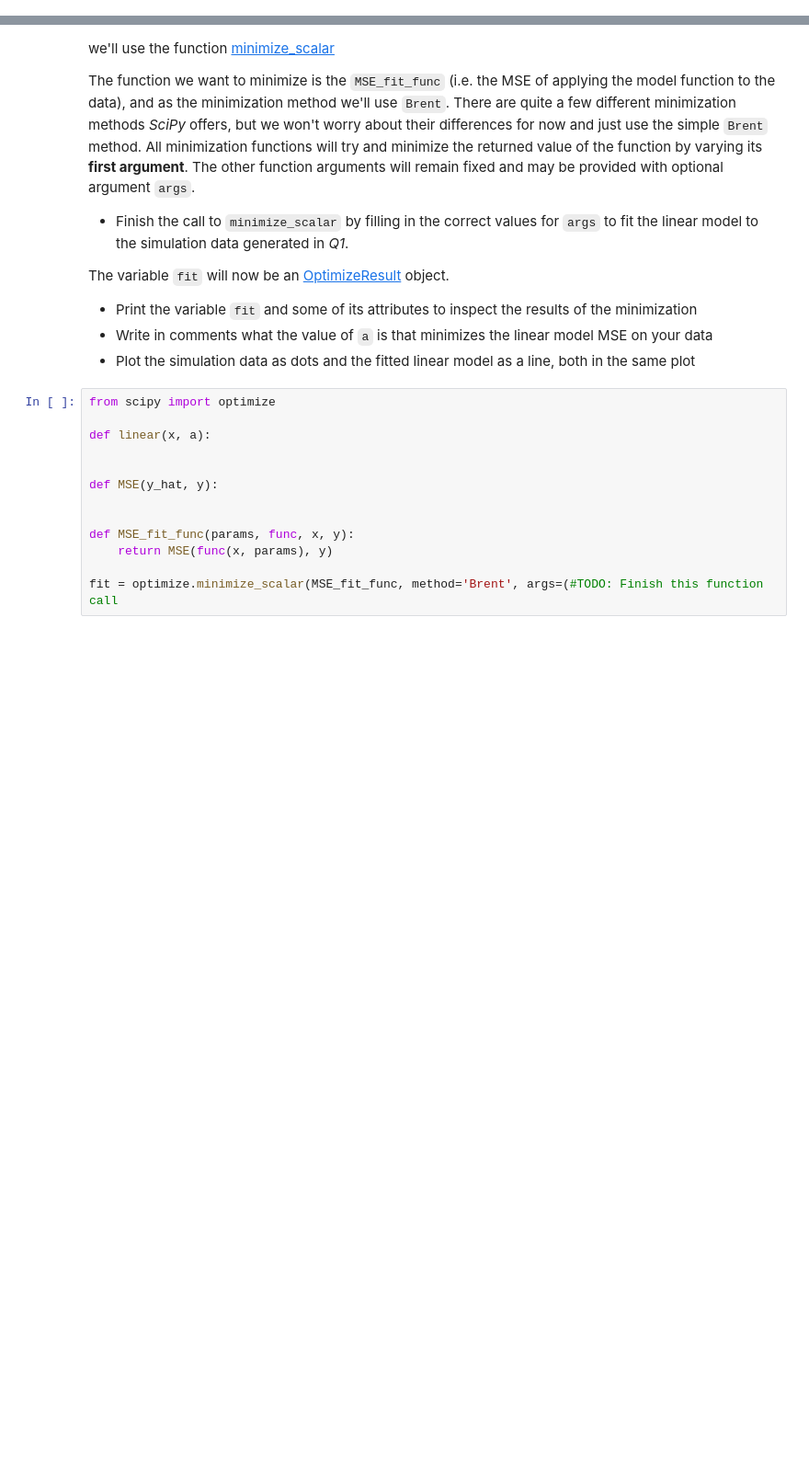
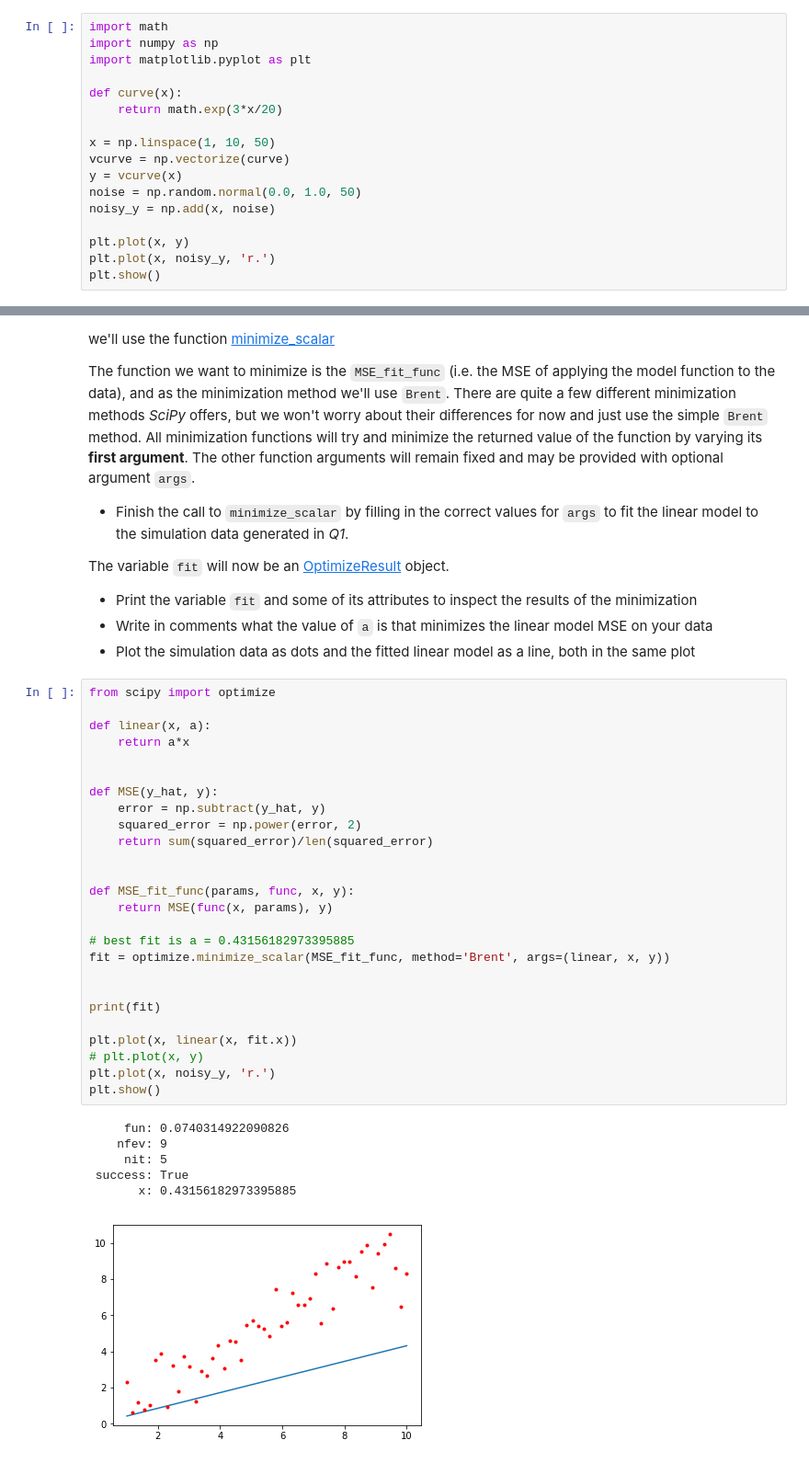
Before and after one commit to Kajzzer/CM, a Jupyter notebook: week_1/assignment_0.ipynb, the cells around one changed output, grey strips where cells are left out. Shown at 92% size. Saved outputs shown, nothing was run; the diff lists cells and outputs as text; blank space fills up the shorter version.

```diff
--- a/week_1/assignment_0.ipynb
+++ b/week_1/assignment_0.ipynb
@@ -38,0 +36,17 @@ def curve(x):
+# %%
+import math
+import numpy as np
+import matplotlib.pyplot as plt
+
+def curve(x):
+    return math.exp(3*x/20)
+
+x = np.linspace(1, 10, 50)
+vcurve = np.vectorize(curve)
+y = vcurve(x)
+noise = np.random.normal(0.0, 1.0, 50)
+noisy_y = np.add(x, noise)
+
+plt.plot(x, y)
+plt.plot(x, noisy_y, 'r.')
+plt.show()
@@ -73,16 +89,36 @@ The variable `fit` will now be an [OptimizeResult](https://docs.scipy.org/doc/sc
 # %%
 from scipy import optimize
 
 def linear(x, a):
+    return a*x
 
 
 def MSE(y_hat, y):
+    error = np.subtract(y_hat, y)
+    squared_error = np.power(error, 2)
+    return sum(squared_error)/len(squared_error)
 
 
 def MSE_fit_func(params, func, x, y):
     return MSE(func(x, params), y)
 
-fit = optimize.minimize_scalar(MSE_fit_func, method='Brent', args=(#TODO: Finish this function call
+# best fit is a = 0.43156182973395885
+fit = optimize.minimize_scalar(MSE_fit_func, method='Brent', args=(linear, x, y))
+
+
+print(fit)
+
+plt.plot(x, linear(x, fit.x))
+# plt.plot(x, y)
+plt.plot(x, noisy_y, 'r.')
+plt.show()
+# %% [output]
+     fun: 0.0740314922090826
+    nfev: 9
+     nit: 5
+ success: True
+       x: 0.43156182973395885
+[figure, added]
 # %% [markdown]
 ## Q3: Fitting a polynomial model (2 points)
 
```
Also changed, not shown: parts of 8 cells of this notebook.
